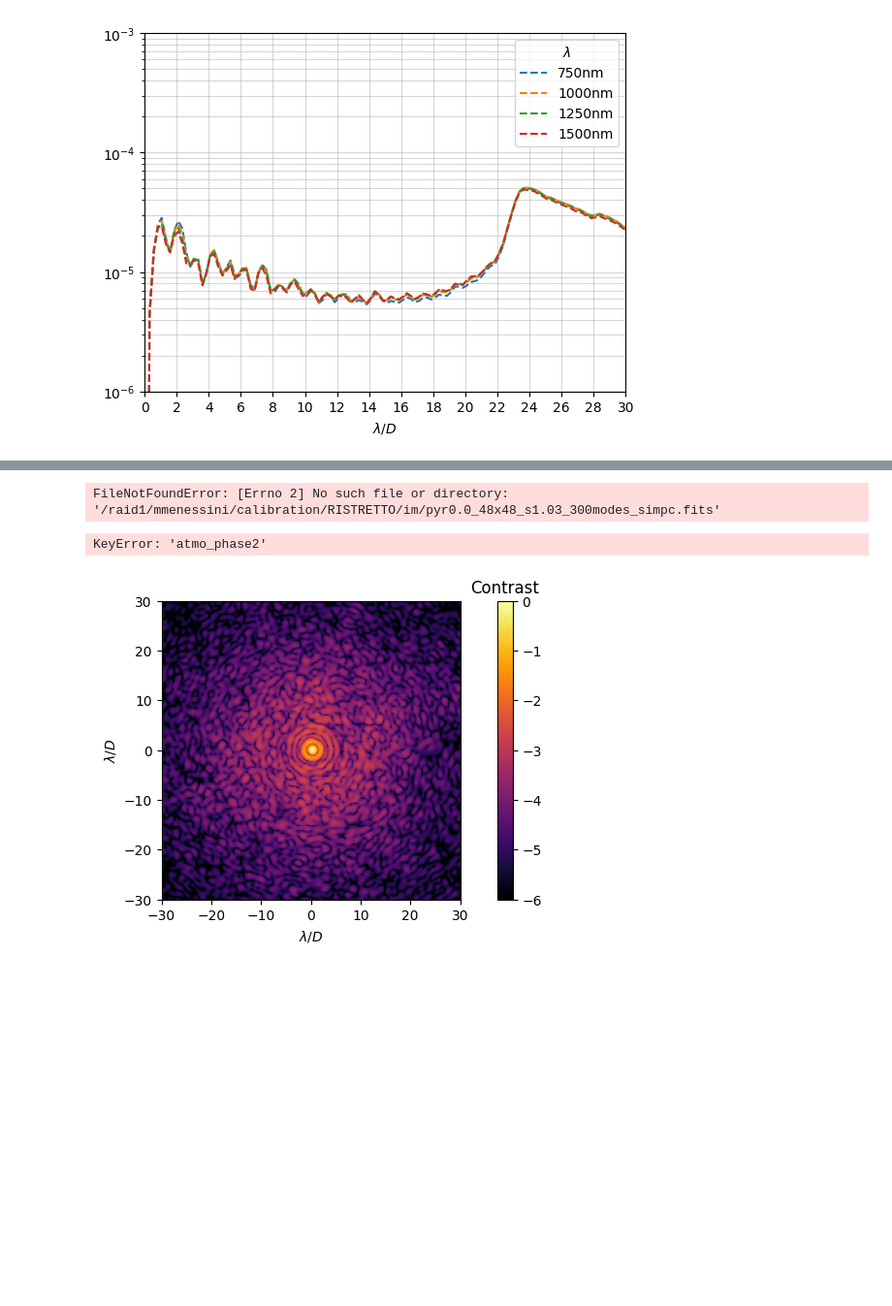
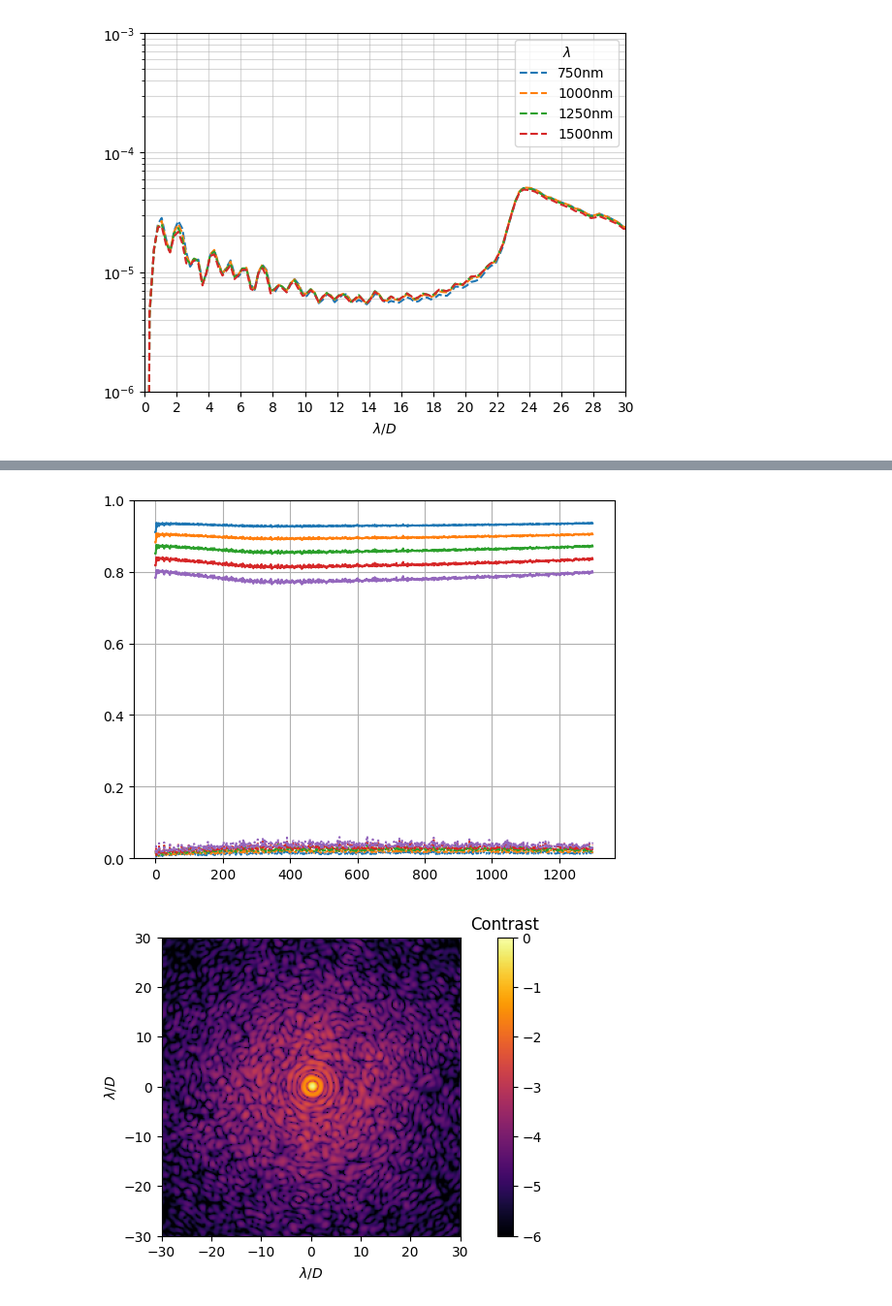
Before and after one commit to Menessao/SPECULA, a Jupyter notebook: config/SensorFusion/paperPlots.ipynb, the cells around one changed output, grey strips where cells are left out. Shown at 97% size. Drawn from its saved outputs; the diff is of its cells as text; code cells hidden in the pictures; blank space fills up the shorter version.

```diff
--- a/config/SensorFusion/paperPlots.ipynb
+++ b/config/SensorFusion/paperPlots.ipynb
@@ -427,29 +452,39 @@ FileNotFoundError: [Errno 2] No such file or directory: '/raid1/mmenessini/calib
 # %%
-simpc07 = fits.getdata('/raid1/mmenessini/calibration/RISTRETTO/im/pyr0.0_48x48_s0.70_300modes_simpc.fits')
-simpc09 = fits.getdata('/raid1/mmenessini/calibration/RISTRETTO/im/pyr0.0_48x48_s0.90_300modes_simpc.fits')
-simpc11 = fits.getdata('/raid1/mmenessini/calibration/RISTRETTO/im/pyr0.0_48x48_s1.10_300modes_simpc.fits')
-simpc13 = fits.getdata('/raid1/mmenessini/calibration/RISTRETTO/im/pyr0.0_48x48_s1.03_300modes_simpc.fits')
-rec = fits.getdata('/raid1/mmenessini/calibration/RISTRETTO/rec/pyr0.0_48x48_300modes_rec.fits')
+simpc07 = fits.getdata('/raid1/mmenessini/calibration/RISTRETTO/im/pyr0.0_48x48_s0.70_1300modes_simpc.fits')
+simpc09 = fits.getdata('/raid1/mmenessini/calibration/RISTRETTO/im/pyr0.0_48x48_s0.90_1300modes_simpc.fits')
+simpc11 = fits.getdata('/raid1/mmenessini/calibration/RISTRETTO/im/pyr0.0_48x48_s1.10_1300modes_simpc.fits')
+simpc13 = fits.getdata('/raid1/mmenessini/calibration/RISTRETTO/im/pyr0.0_48x48_s1.30_1300modes_simpc.fits')
+simpc15 = fits.getdata('/raid1/mmenessini/calibration/RISTRETTO/im/pyr0.0_48x48_s1.50_1300modes_simpc.fits')
+rec = fits.getdata('/raid1/mmenessini/calibration/RISTRETTO/rec/pyr0.0_48x48_1300modes_rec.fits')
 
 og07 = np.diag(rec @ simpc07)
 og09 = np.diag(rec @ simpc09)
 og11 = np.diag(rec @ simpc11)
+og13 = np.diag(rec @ simpc13)
+og15 = np.diag(rec @ simpc15)
 
 ogp07 = np.sqrt(np.sum((rec @ simpc07)**2,axis=0)-og07**2)
 ogp09 = np.sqrt(np.sum((rec @ simpc09)**2,axis=0)-og09**2)
 ogp11 = np.sqrt(np.sum((rec @ simpc11)**2,axis=0)-og11**2)
+ogp13 = np.sqrt(np.sum((rec @ simpc13)**2,axis=0)-og13**2)
+ogp15 = np.sqrt(np.sum((rec @ simpc15)**2,axis=0)-og15**2)
+
 
 plt.figure()
 plt.plot(og07)
 plt.plot(og09)
 plt.plot(og11)
+plt.plot(og13)
+plt.plot(og15)
 plt.plot(ogp07,':',c='C0')
 plt.plot(ogp09,':',c='C1')
 plt.plot(ogp11,':',c='C2')
+plt.plot(ogp13,':',c='C3')
+plt.plot(ogp15,':',c='C4')
 plt.ylim([0,1])
 plt.grid()
 # %% [output]
-FileNotFoundError: [Errno 2] No such file or directory: '/raid1/mmenessini/calibration/RISTRETTO/im/pyr0.0_48x48_s1.03_300modes_simpc.fits'
+[figure, added]
 # %%
 # frames = fits.getdata('/raid1/mmenessini/calibration/XAO/frames/pyr0.0_24x24_pc500modes_frames.fits')
 # ref_frame = fits.getdata('/raid1/mmenessini/calibration/XAO/frames/pyr0.0_24x24_frame.fits')[0]
@@ -472,12 +507,6 @@ FileNotFoundError: [Errno 2] No such file or directory: '/raid1/mmenessini/calib
 # plt.imshow(ref_frame,origin='lower',cmap='RdBu')
 # plt.colorbar()
 # plt.title(f'Throughput {thrp_ref*1e+2:1.1f}')
-# %%
-
-phases2 = data['atmo_phase2'][:,1,:,:]
-phases = data['atmo_phase'][:,1,:,:]
-# %% [output]
-KeyError: 'atmo_phase2'
 # %%
 test_psf = calc_psf(phases2[600]*2*np.pi/750, 1-mask, imwidth=int(mask.shape[1]*oversampling), normalize=True, xp=np, complex_dtype=complex)
 test_coro_psf = calc_coro_psf(phase=phases[600]*2*np.pi/750,amp=1-mask,use_average_field=True,oversampling=4)
```
Also changed, not shown: parts of 3 cells of this notebook, 1 other file.
